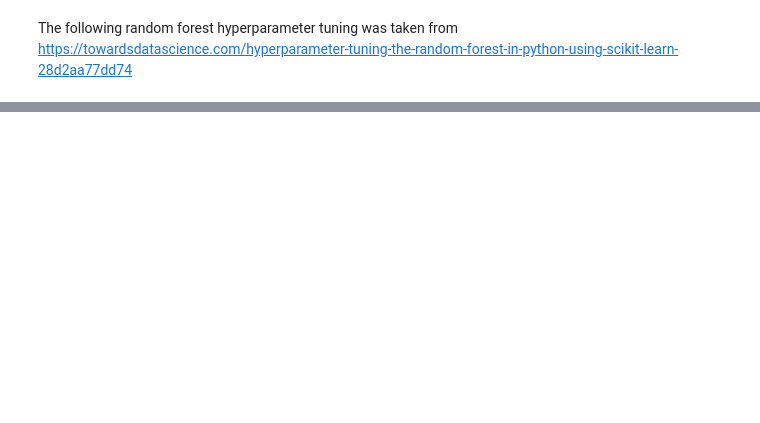
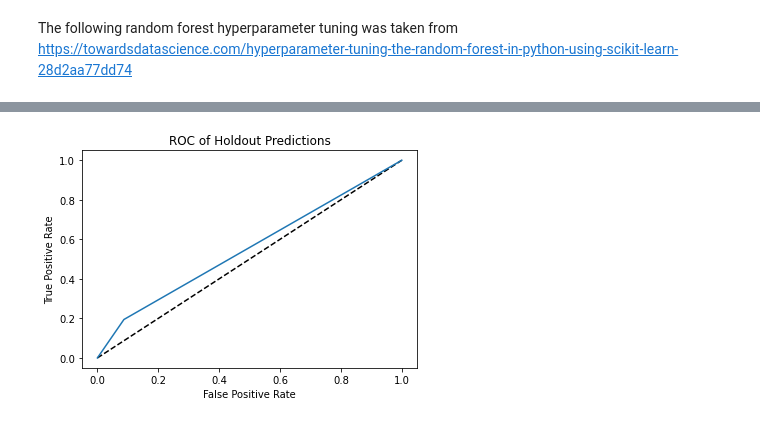
Before and after one commit to S-McDermott/Capstone-2-Loan_Default, a Jupyter notebook: 5_Modeling.ipynb, the cells around one changed output, grey strips where cells are left out. Cells and saved outputs as stored; diff of their text form; code cells hidden in the pictures; blank space fills up the shorter version.

```diff
--- a/5_Modeling.ipynb
+++ b/5_Modeling.ipynb
@@ -422,0 +501,7 @@ roc_auc_score(yL_test, y_pred_xgb_thres)
+# %%
+all_X = pd.read_csv('../data/all_X_df.csv', index_col='id')
+all_y = pd.read_csv('../data/all_y_df.csv')
+
+all_y.drop('id', axis=1, inplace=True)
+# %%
+all_y = all_y.to_numpy().ravel().astype(int)
@@ -422,0 +523,2 @@ roc_auc_score(yL_test, y_pred_xgb_thres)
+# %%
+holdout_prediction = all_data_logreg.predict(X_holdout)
@@ -422,0 +540,11 @@ roc_auc_score(yL_test, y_pred_xgb_thres)
+# %%
+# Plot the ROC curve
+fpr, tpr, thresholds = roc_curve(y_holdout, holdout_prediction)
+plt.plot([0,1], [0,1], 'k--')
+plt.plot(fpr, tpr)
+plt.xlabel('False Positive Rate')
+plt.ylabel('True Positive Rate')
+plt.title('ROC of Holdout Predictions')
+plt.show()
+# %% [output]
+[figure, added]
```
Also changed, not shown: parts of 140 cells of this notebook.
